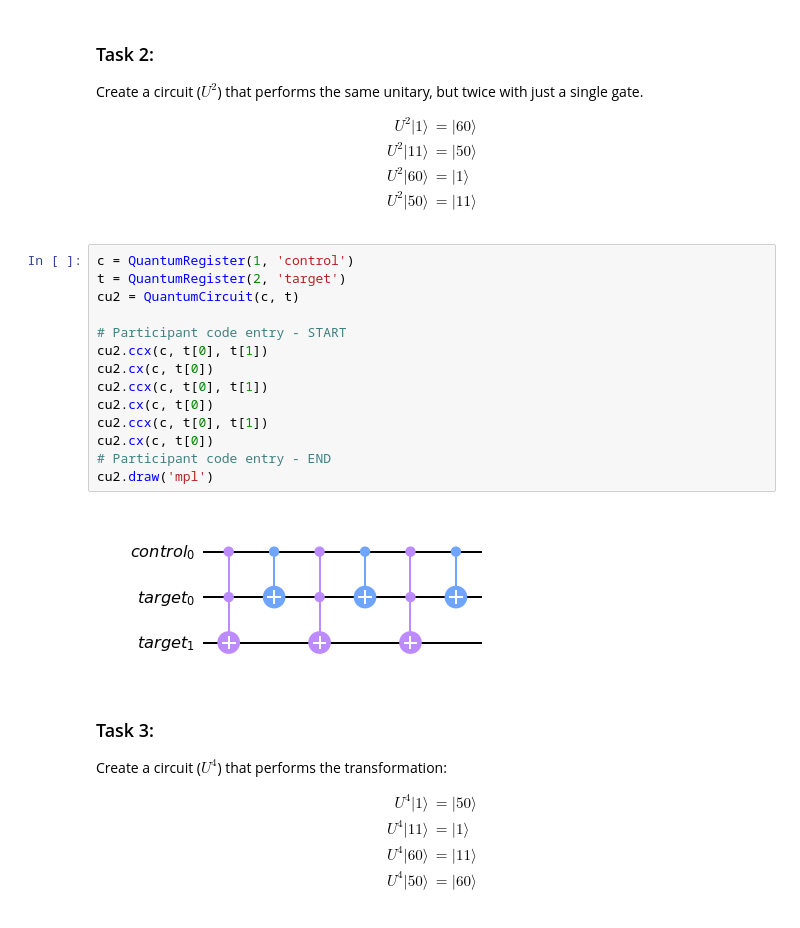
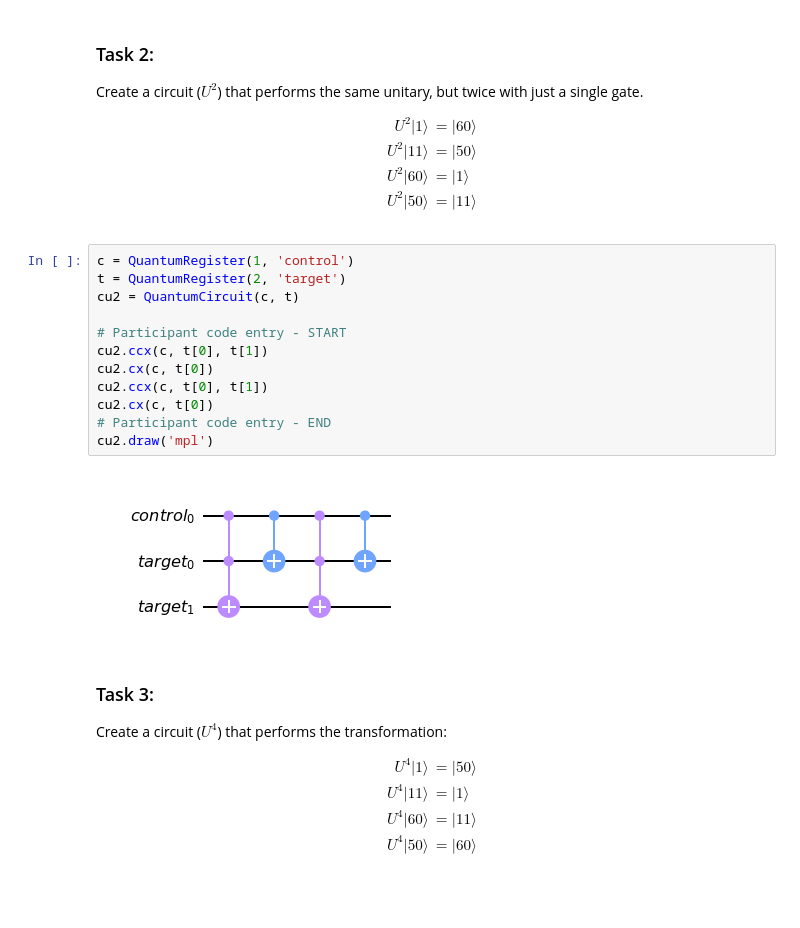
Before and after one commit to subrahmanyam-77/Quantum-Computing-Hackathon, a Jupyter notebook: SectionB_QC_Hackathon.ipynb, the cells around one changed output. Cells and saved outputs as stored; diff of their text form.

```diff
--- a/SectionB_QC_Hackathon.ipynb
+++ b/SectionB_QC_Hackathon.ipynb
@@ -119,19 +119,17 @@ $$
 # %%
 c = QuantumRegister(1, 'control')
 t = QuantumRegister(2, 'target')
 cu2 = QuantumCircuit(c, t)
 
 # Participant code entry - START
 cu2.ccx(c, t[0], t[1])
 cu2.cx(c, t[0])
 cu2.ccx(c, t[0], t[1])
 cu2.cx(c, t[0])
-cu2.ccx(c, t[0], t[1])
-cu2.cx(c, t[0])
 # Participant code entry - END
 cu2.draw('mpl')
 # %% [output]
-[figure, old version]
+[figure, new version]
 # %% [markdown]
 ### Task 3:
 Create a circuit ($U^4$) that performs the transformation:
```
Also changed, not shown: parts of 2 cells of this notebook.
